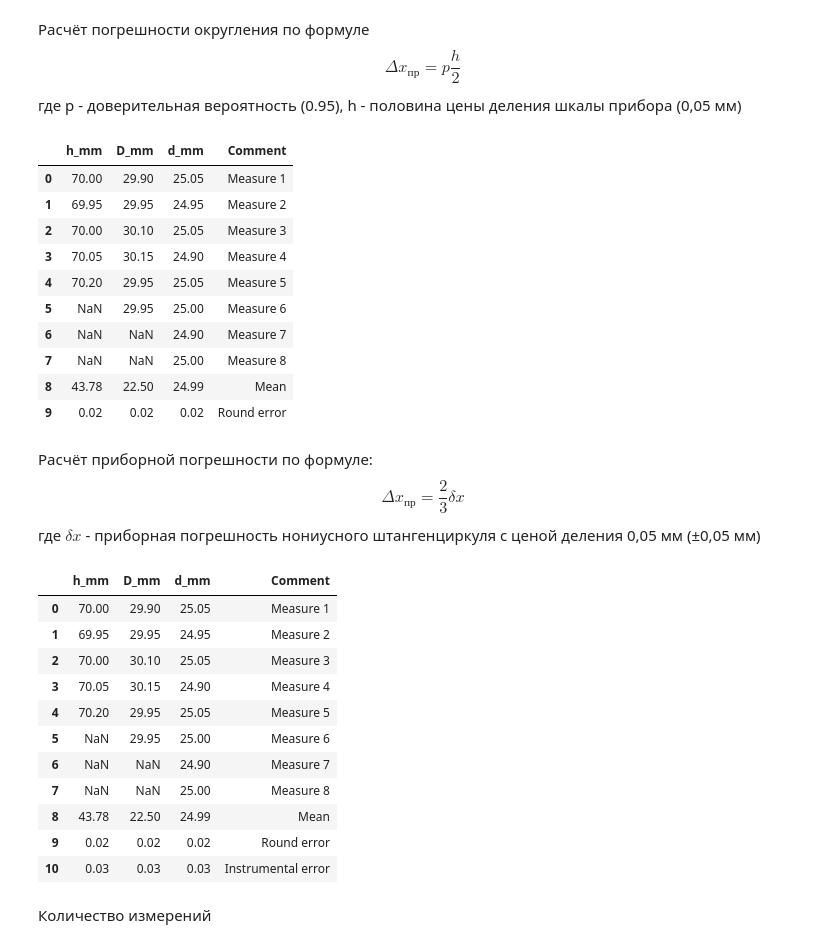
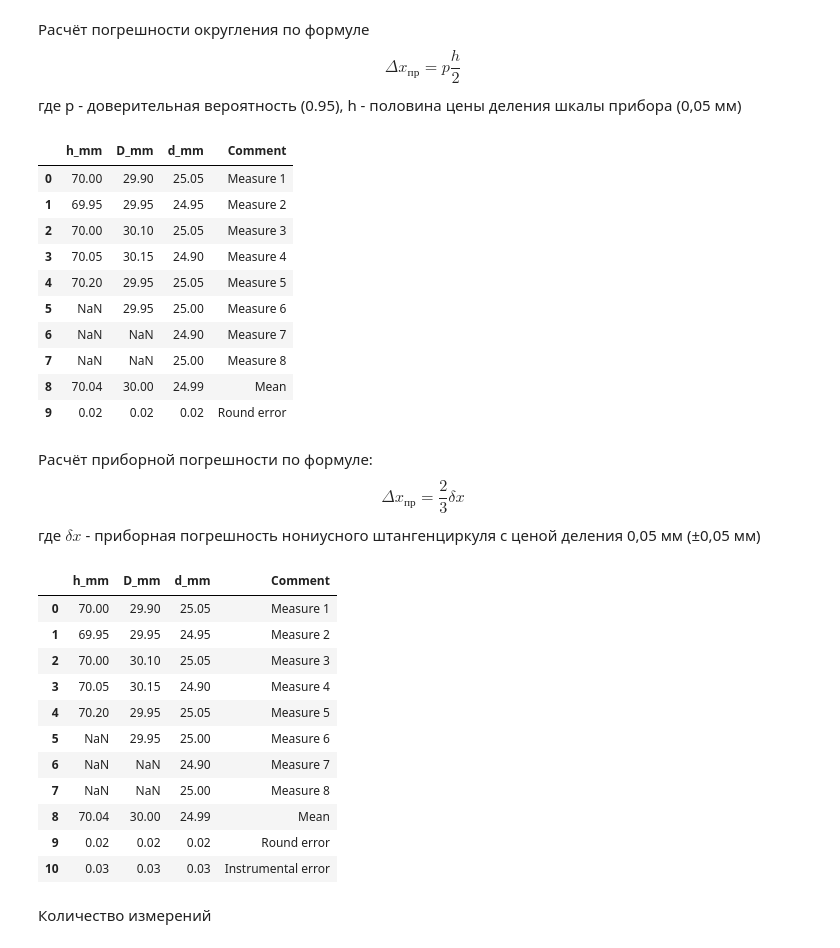
Before and after one commit to wol-byte/Mechanics_first_term, a Jupyter notebook: lab_01/main.ipynb, the cells around one changed output. Drawn from its saved outputs; the diff is of its cells as text; code cells hidden in the pictures.

```diff
--- a/lab_01/main.ipynb
+++ b/lab_01/main.ipynb
@@ -31,9 +31,9 @@ data_1
 # %%
 data_1['Comment'] = [f'Measure {i}' for i in range(1, len(data_1) + 1)]
 
-h_mean_mm = np.sum(data_1.iloc[:,0])/len(data_1)
-D_mean_mm = np.sum(data_1.iloc[:,1])/len(data_1)
-d_mean_mm = np.sum(data_1.iloc[:,2])/len(data_1)
+h_mean_mm = np.sum(data_1.iloc[:,0])/data_1['h_mm'].count()
+D_mean_mm = np.sum(data_1.iloc[:,1])/data_1['D_mm'].count()
+d_mean_mm = np.sum(data_1.iloc[:,2])/data_1['d_mm'].count()
 
 data_1.loc[len(data_1)] = {
     'h_mm': np.round(h_mean_mm, 2),
@@ -59,35 +59,43 @@ data_1
 # %%
 p = 0.95
 h_mm = 0.05
 
+h_round_mm = np.round(p*h_mm/2,2)
+d_round_mm = np.round(p*h_mm/2,2)
+D_round_mm = np.round(p*h_mm/2,2)
+
 data_1.loc[len(data_1)] = {
-    'h_mm': np.round(p*h_mm/2,2),
-    'D_mm': np.round(p*h_mm/2,2),
-    'd_mm': np.round(p*h_mm/2,2),
+    'h_mm': h_round_mm,
+    'D_mm': d_round_mm,
+    'd_mm': D_round_mm,
     'Comment': 'Round error'
 }
 data_1
 # %% [output]
 |  | h_mm | D_mm | d_mm | Comment |
 | 0 | 70.00 | 29.90 | 25.05 | Measure 1 |
 | 1 | 69.95 | 29.95 | 24.95 | Measure 2 |
 | 2 | 70.00 | 30.10 | 25.05 | Measure 3 |
 | 3 | 70.05 | 30.15 | 24.90 | Measure 4 |
 | 4 | 70.20 | 29.95 | 25.05 | Measure 5 |
 | 5 | NaN | 29.95 | 25.00 | Measure 6 |
 | 6 | NaN | NaN | 24.90 | Measure 7 |
 | 7 | NaN | NaN | 25.00 | Measure 8 |
-| 8 | 43.78 | 22.50 | 24.99 | Mean |
+| 8 | 70.04 | 30.00 | 24.99 | Mean |
 | 9 | 0.02 | 0.02 | 0.02 | Round error |
 # %% [markdown]
 Расчёт приборной погрешности по формуле: $$\Delta x_{пр} = \frac{2}{3}\delta x$$ где $\delta x$ - приборная погрешность нониусного штангенциркуля с ценой деления 0,05 мм (±0,05 мм)
 # %%
 delta_x_mm = 0.05
 
+h_instrumental_mm = np.round(2/3*delta_x_mm,2)
+D_instrumental_mm = np.round(2/3*delta_x_mm,2)
+d_instrumental_mm = np.round(2/3*delta_x_mm,2)
+
 data_1.loc[len(data_1)] = {
-    'h_mm': np.round(2/3*delta_x_mm,2),
-    'D_mm': np.round(2/3*delta_x_mm,2),
-    'd_mm': np.round(2/3*delta_x_mm,2),
+    'h_mm': h_instrumental_mm,
+    'D_mm': D_instrumental_mm,
+    'd_mm': d_instrumental_mm,
     'Comment': 'Instrumental error'
 }
 data_1
@@ -101,7 +109,7 @@ data_1
 | 5 | NaN | 29.95 | 25.00 | Measure 6 |
 | 6 | NaN | NaN | 24.90 | Measure 7 |
 | 7 | NaN | NaN | 25.00 | Measure 8 |
-| 8 | 43.78 | 22.50 | 24.99 | Mean |
+| 8 | 70.04 | 30.00 | 24.99 | Mean |
 | 9 | 0.02 | 0.02 | 0.02 | Round error |
 | 10 | 0.03 | 0.03 | 0.03 | Instrumental error |
 # %% [markdown]
```
Also changed, not shown: parts of 9 cells of this notebook.
